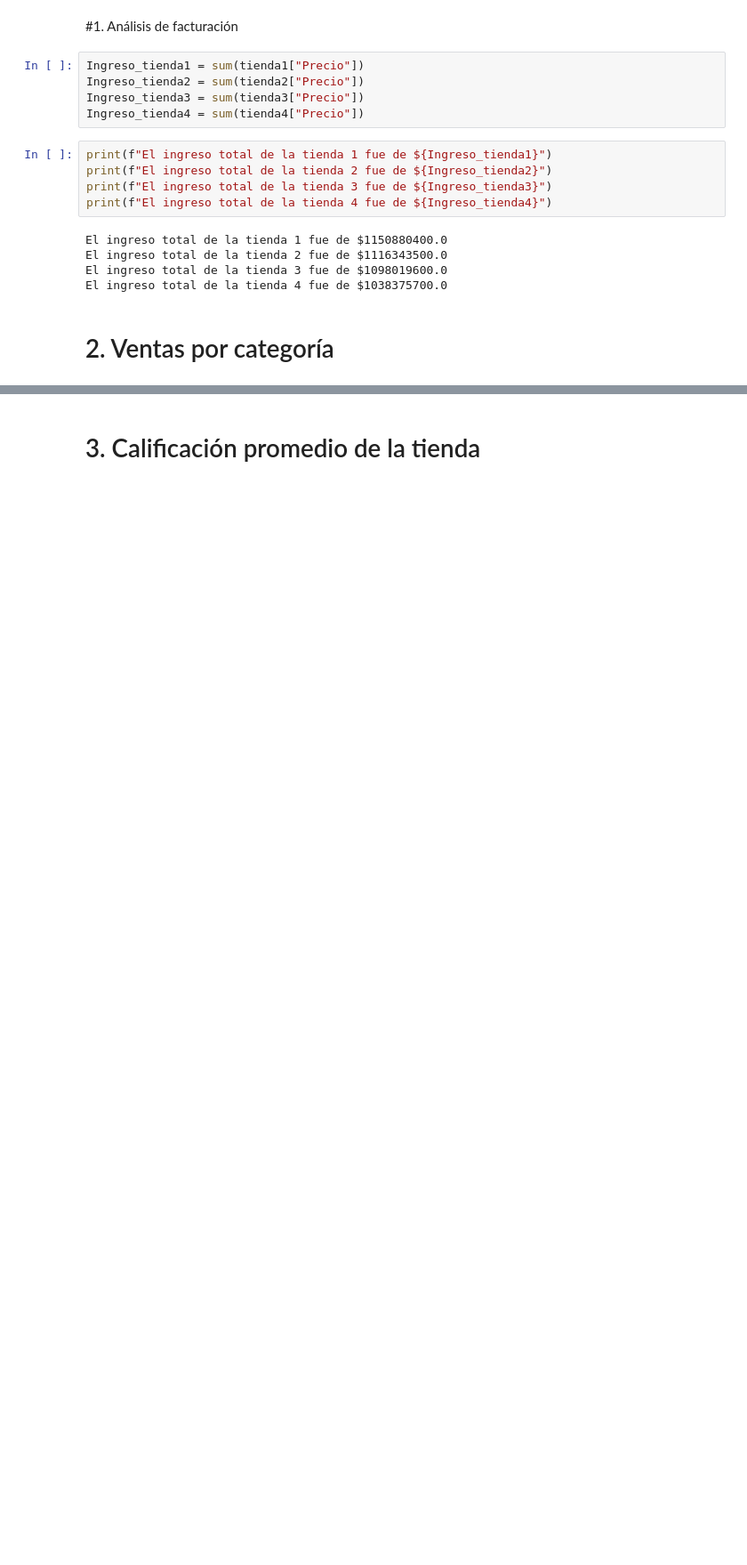
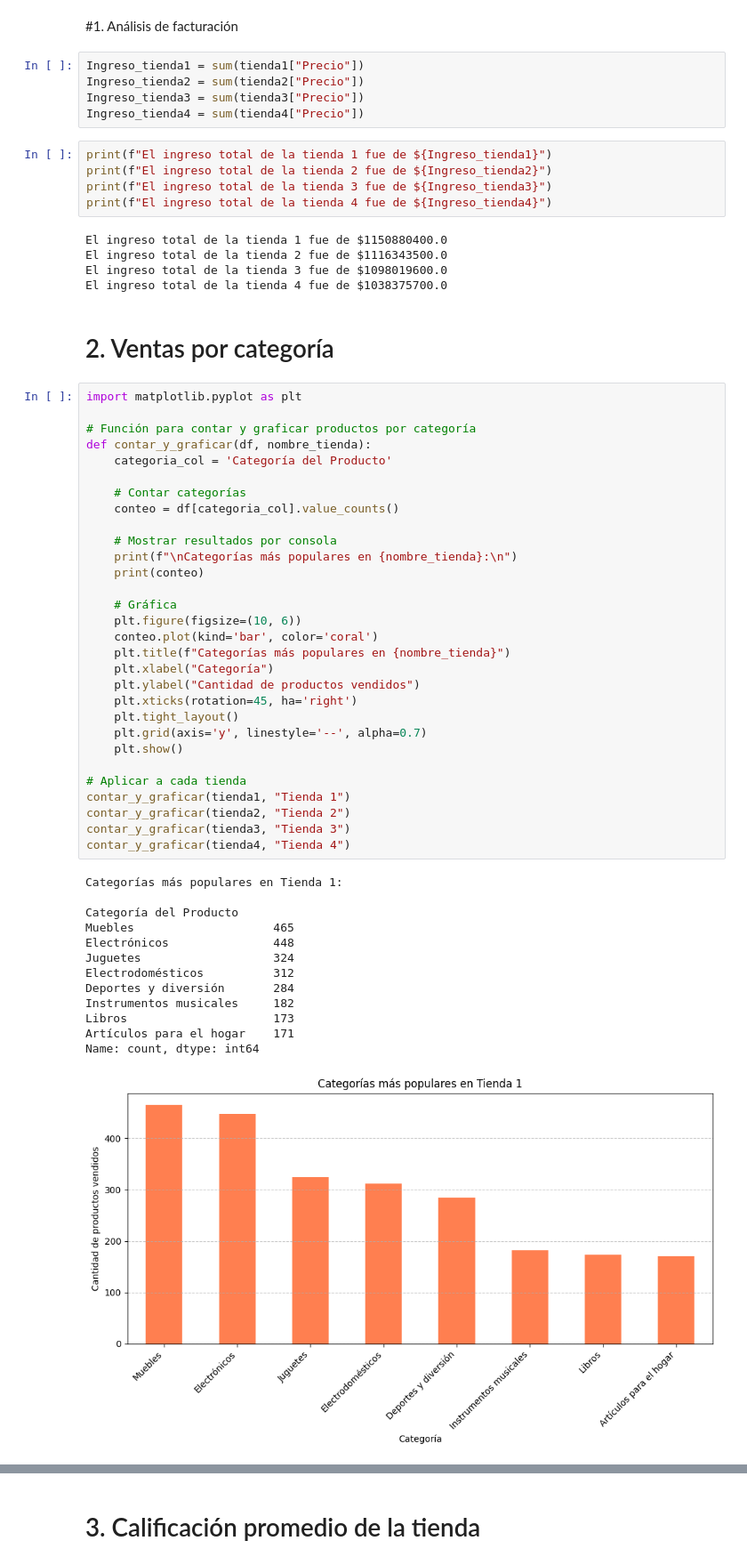
Before and after one commit to SadamTorres/Challenge_Data_Science, a Jupyter notebook: AluraStoreLatam.ipynb, the cells around one changed output, grey strips where cells are left out. Shown: that part at 89% size. Cells and saved outputs as stored; diff of their text form; blank space fills up the shorter version.

```diff
--- a/AluraStoreLatam.ipynb
+++ b/AluraStoreLatam.ipynb
@@ -42,3 +42,47 @@ El ingreso total de la tienda 3 fue de $1098019600.0
 El ingreso total de la tienda 4 fue de $1038375700.0
 # %% [markdown]
 # 2. Ventas por categoría
+# %%
+import matplotlib.pyplot as plt
+
+# Función para contar y graficar productos por categoría
+def contar_y_graficar(df, nombre_tienda):
+    categoria_col = 'Categoría del Producto'
+
+    # Contar categorías
+    conteo = df[categoria_col].value_counts()
+
+    # Mostrar resultados por consola
+    print(f"\nCategorías más populares en {nombre_tienda}:\n")
+    print(conteo)
+
+    # Gráfica
+    plt.figure(figsize=(10, 6))
+    conteo.plot(kind='bar', color='coral')
+    plt.title(f"Categorías más populares en {nombre_tienda}")
+    plt.xlabel("Categoría")
+    plt.ylabel("Cantidad de productos vendidos")
+    plt.xticks(rotation=45, ha='right')
+    plt.tight_layout()
+    plt.grid(axis='y', linestyle='--', alpha=0.7)
+    plt.show()
+
+# Aplicar a cada tienda
+contar_y_graficar(tienda1, "Tienda 1")
+contar_y_graficar(tienda2, "Tienda 2")
+contar_y_graficar(tienda3, "Tienda 3")
+contar_y_graficar(tienda4, "Tienda 4")
+# %% [output]
+Categorías más populares en Tienda 1:
+
+Categoría del Producto
+Muebles                    465
+Electrónicos               448
+Juguetes                   324
+Electrodomésticos          312
+Deportes y diversión       284
+Instrumentos musicales     182
+Libros                     173
+Artículos para el hogar    171
+Name: count, dtype: int64
+[figure, added]
```
Also changed, not shown: parts of 7 cells of this notebook.
